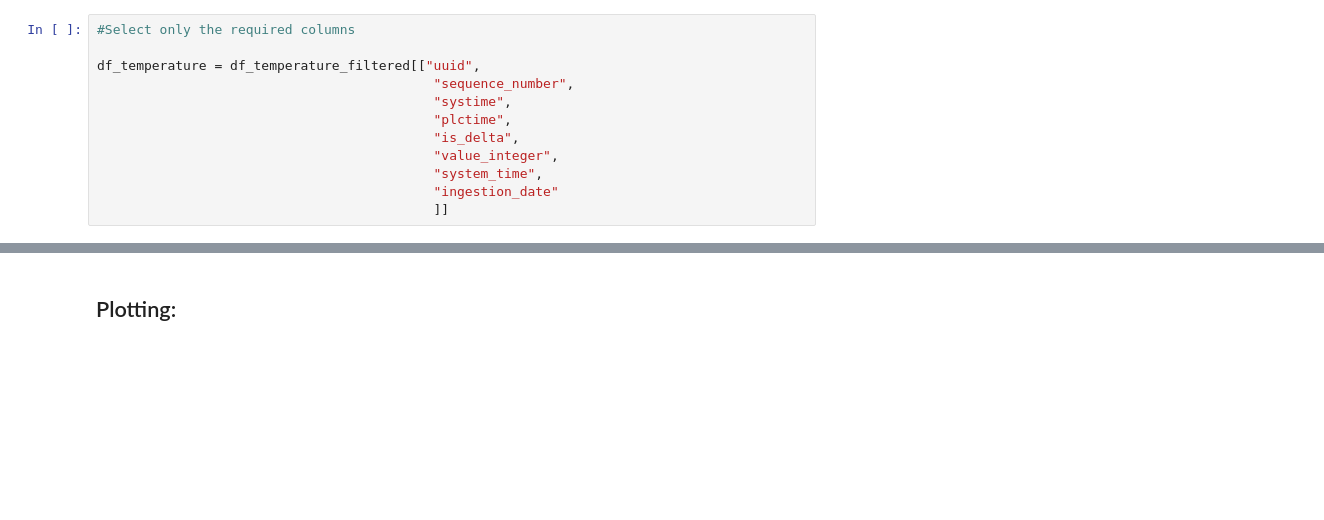
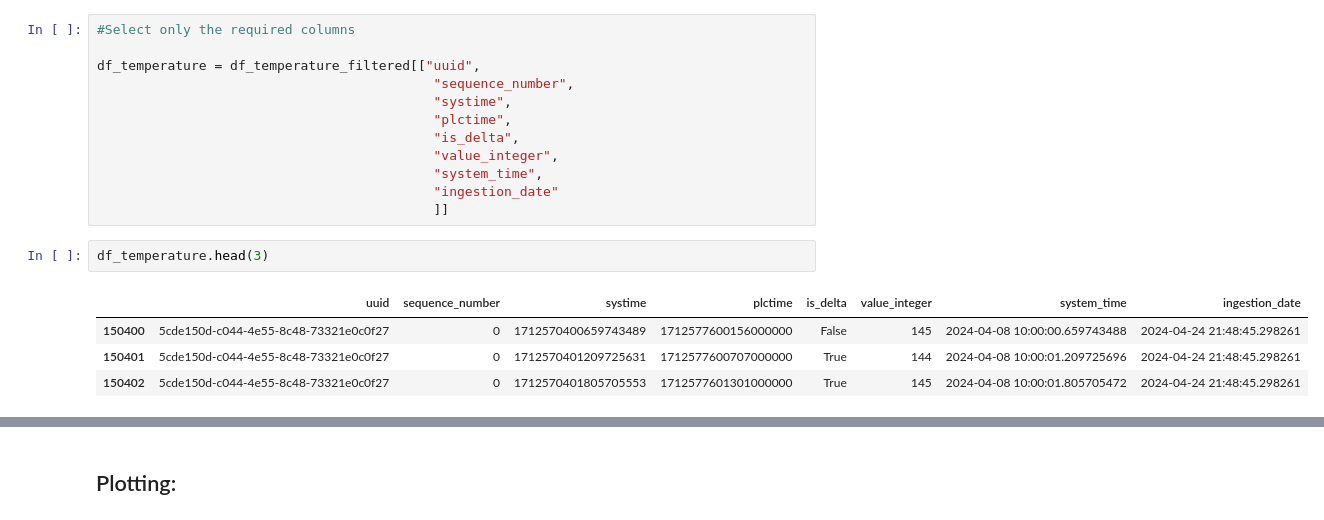
Before and after one commit to emm-gl/Referenz, a Jupyter notebook: cont_challenge.ipynb, the cells around one changed output, grey strips where cells are left out. Cells and saved outputs as stored; diff of their text form; blank space fills up the shorter version.

```diff
--- a/cont_challenge.ipynb
+++ b/cont_challenge.ipynb
@@ -140,4 +163,11 @@ df_temperature = df_temperature_filtered[["uuid",
                                            "system_time",
                                            "ingestion_date"
                                            ]]
+# %%
+df_temperature.head(3)
+# %% [output]
+|  | uuid | sequence_number | systime | plctime | is_delta | value_integer | system_time | ingestion_date |
+| 150400 | 5cde150d-c044-4e55-8c48-73321e0c0f27 | 0 | 1712570400659743489 | 1712577600156000000 | False | 145 | 2024-04-08 10:00:00.659743488 | 2024-04-24 21:48:45.298261 |
+| 150401 | 5cde150d-c044-4e55-8c48-73321e0c0f27 | 0 | 1712570401209725631 | 1712577600707000000 | True | 144 | 2024-04-08 10:00:01.209725696 | 2024-04-24 21:48:45.298261 |
+| 150402 | 5cde150d-c044-4e55-8c48-73321e0c0f27 | 0 | 1712570401805705553 | 1712577601301000000 | True | 145 | 2024-04-08 10:00:01.805705472 | 2024-04-24 21:48:45.298261 |
 # %%
```
Also changed, not shown: parts of 20 cells of this notebook.
